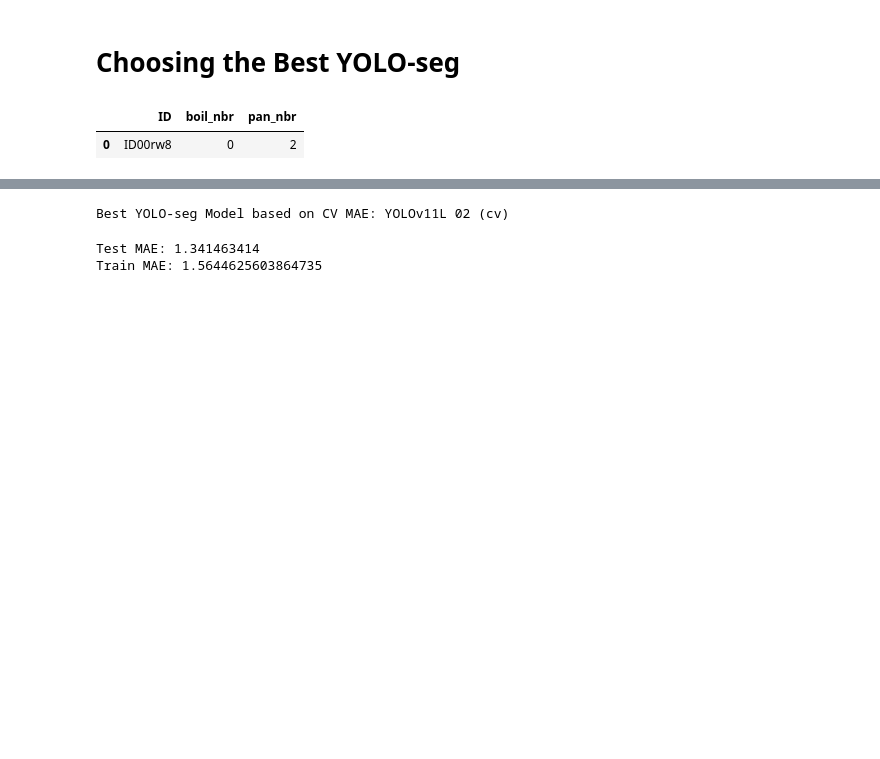
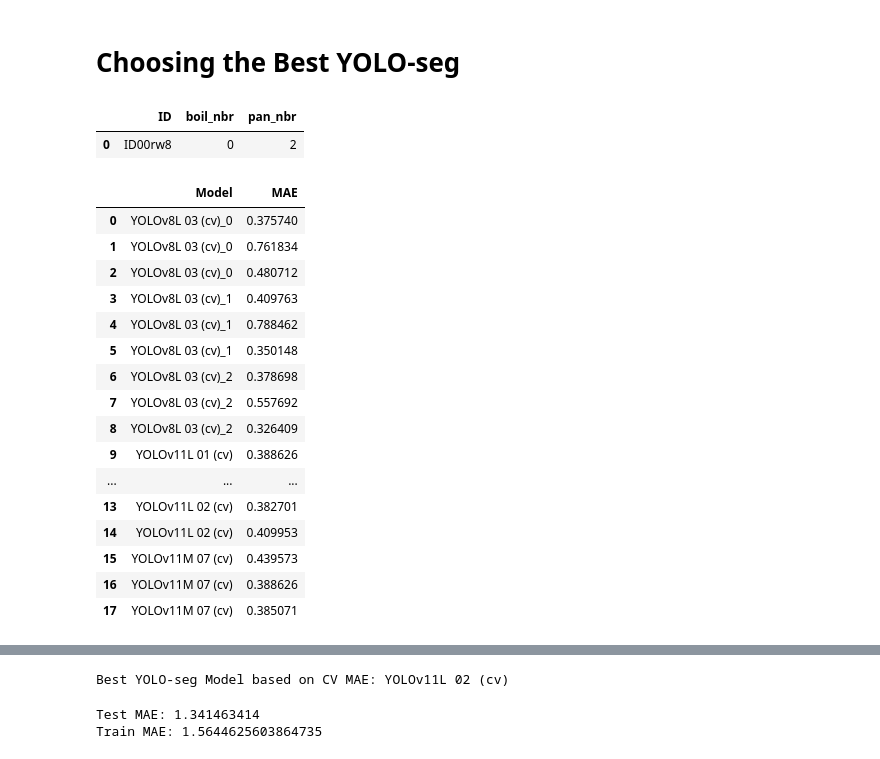
Before and after one commit to Hugoverissimo21/SolarPanel-DLCounter, a Jupyter notebook: ModelSelection.ipynb, the cells around one changed output, grey strips where cells are left out. Cells and saved outputs as stored; diff of their text form; code cells hidden in the pictures; blank space fills up the shorter version.

```diff
--- a/ModelSelection.ipynb
+++ b/ModelSelection.ipynb
@@ -214,6 +214,26 @@ for model in yolos:
         mae = (mae_boil + mae_pan) / 2
 
         maes[model][fold] = mae
+# %%
+df
+# %% [output]
+|  | Model | MAE |
+| 0 | YOLOv8L 03 (cv)_0 | 0.375740 |
+| 1 | YOLOv8L 03 (cv)_0 | 0.761834 |
+| 2 | YOLOv8L 03 (cv)_0 | 0.480712 |
+| 3 | YOLOv8L 03 (cv)_1 | 0.409763 |
+| 4 | YOLOv8L 03 (cv)_1 | 0.788462 |
+| 5 | YOLOv8L 03 (cv)_1 | 0.350148 |
+| 6 | YOLOv8L 03 (cv)_2 | 0.378698 |
+| 7 | YOLOv8L 03 (cv)_2 | 0.557692 |
+| 8 | YOLOv8L 03 (cv)_2 | 0.326409 |
+| 9 | YOLOv11L 01 (cv) | 0.388626 |
+| ... | ... | ... |
+| 13 | YOLOv11L 02 (cv) | 0.382701 |
+| 14 | YOLOv11L 02 (cv) | 0.409953 |
+| 15 | YOLOv11M 07 (cv) | 0.439573 |
+| 16 | YOLOv11M 07 (cv) | 0.388626 |
+| 17 | YOLOv11M 07 (cv) | 0.385071 |
 # %%
 records = []
 for model, results in maes.items():
```
Also changed, not shown: parts of 2 cells of this notebook, 9 other files.
